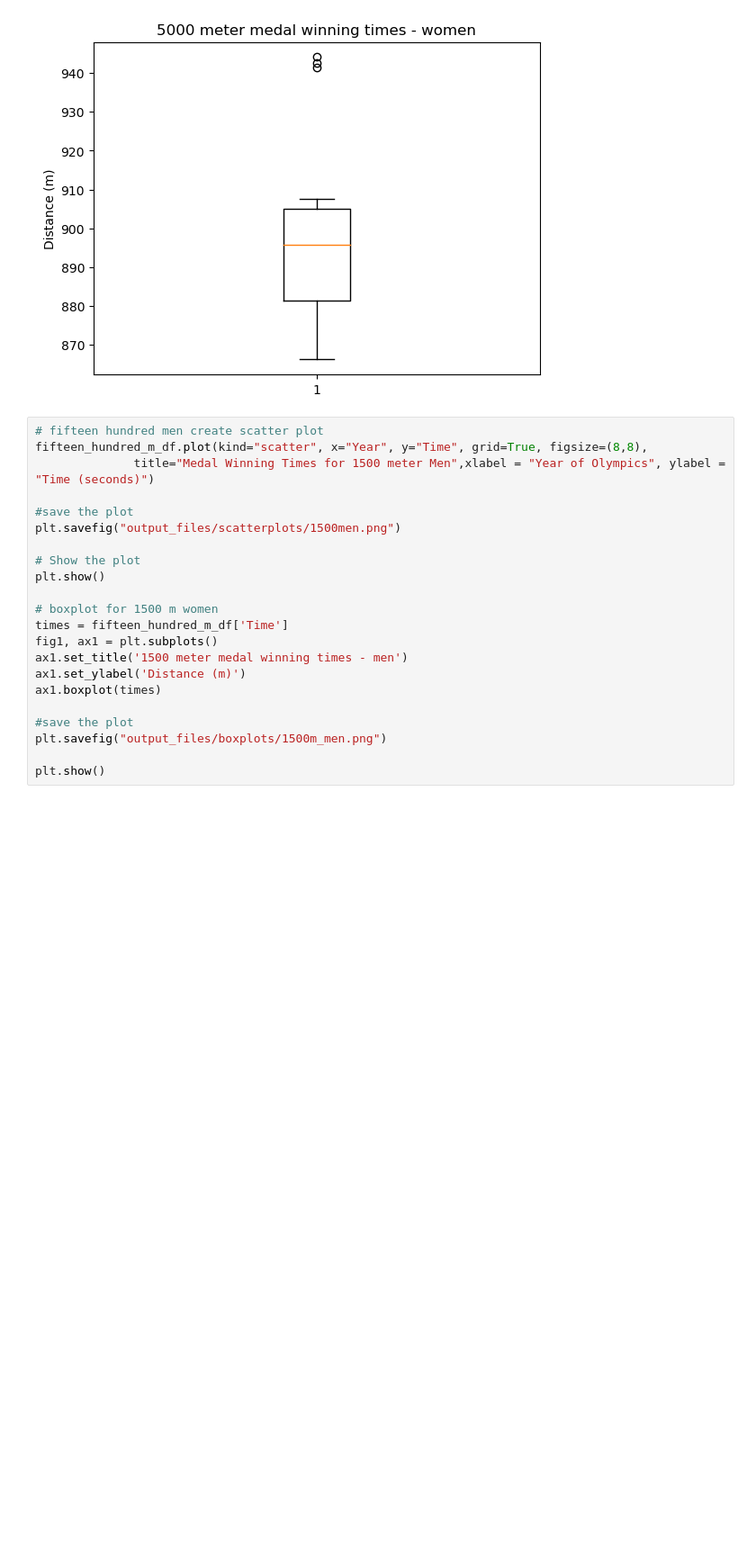
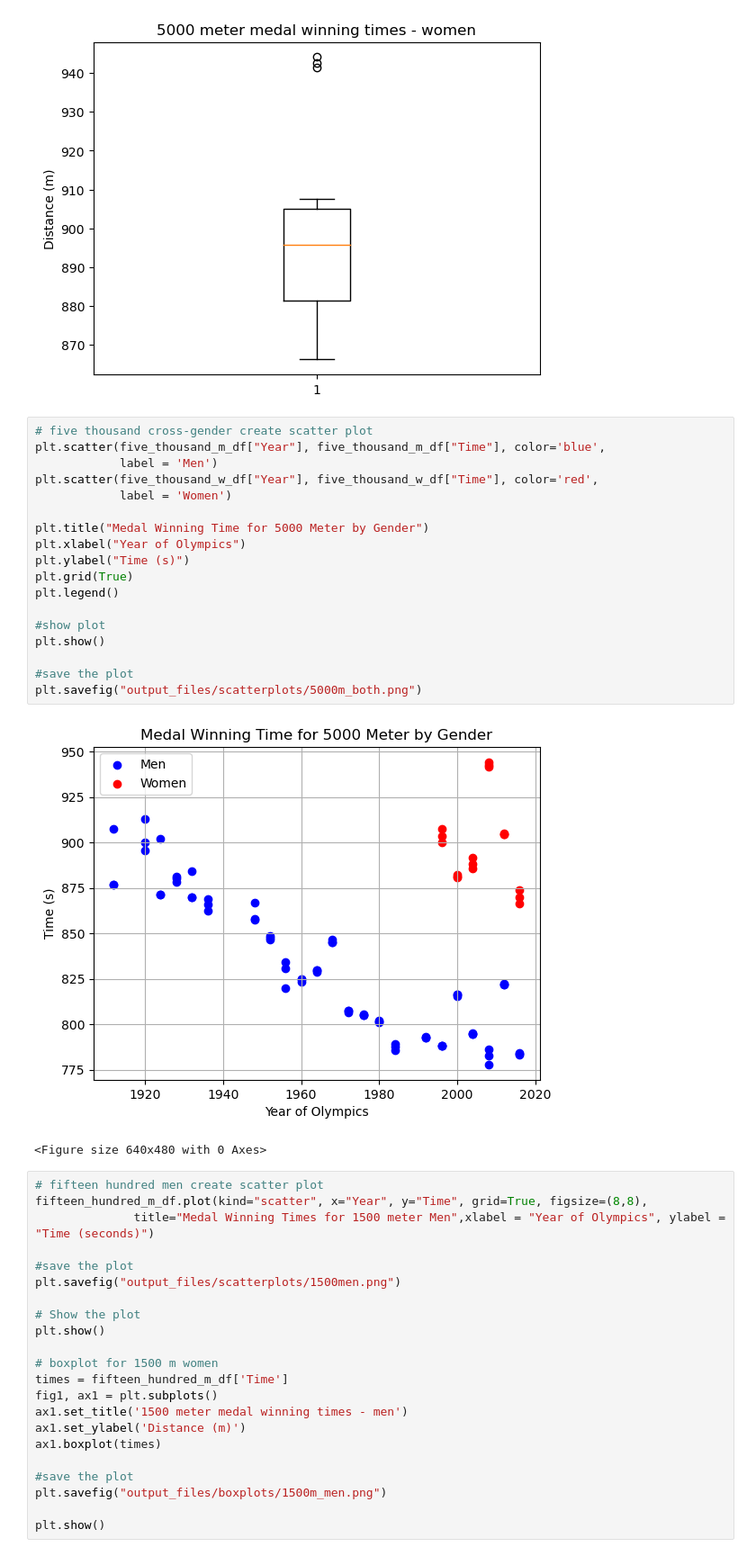
Before and after one commit to BlufferMK/Olympics_Project, a Jupyter notebook: OlympicPy.ipynb, the cells around one changed output. Shown at 90% size. Drawn from its saved outputs; the diff is of its cells as text; blank space fills up the shorter version.

```diff
--- a/OlympicPy.ipynb
+++ b/OlympicPy.ipynb
@@ -246,6 +267,27 @@ plt.show()
 # %% [output]
 [figure]
 [figure]
+# %%
+# five thousand cross-gender create scatter plot
+plt.scatter(five_thousand_m_df["Year"], five_thousand_m_df["Time"], color='blue',
+            label = 'Men')
+plt.scatter(five_thousand_w_df["Year"], five_thousand_w_df["Time"], color='red',
+            label = 'Women')
+
+plt.title("Medal Winning Time for 5000 Meter by Gender")
+plt.xlabel("Year of Olympics")
+plt.ylabel("Time (s)")
+plt.grid(True)
+plt.legend()
+
+#show plot
+plt.show()
+
+#save the plot
+plt.savefig("output_files/scatterplots/5000m_both.png")
+# %% [output]
+[figure, added]
+<Figure size 640x480 with 0 Axes>
 # %%
 # fifteen hundred men create scatter plot
 fifteen_hundred_m_df.plot(kind="scatter", x="Year", y="Time", grid=True, figsize=(8,8),
```
Also changed, not shown: parts of 17 cells of this notebook, 14 other files.
